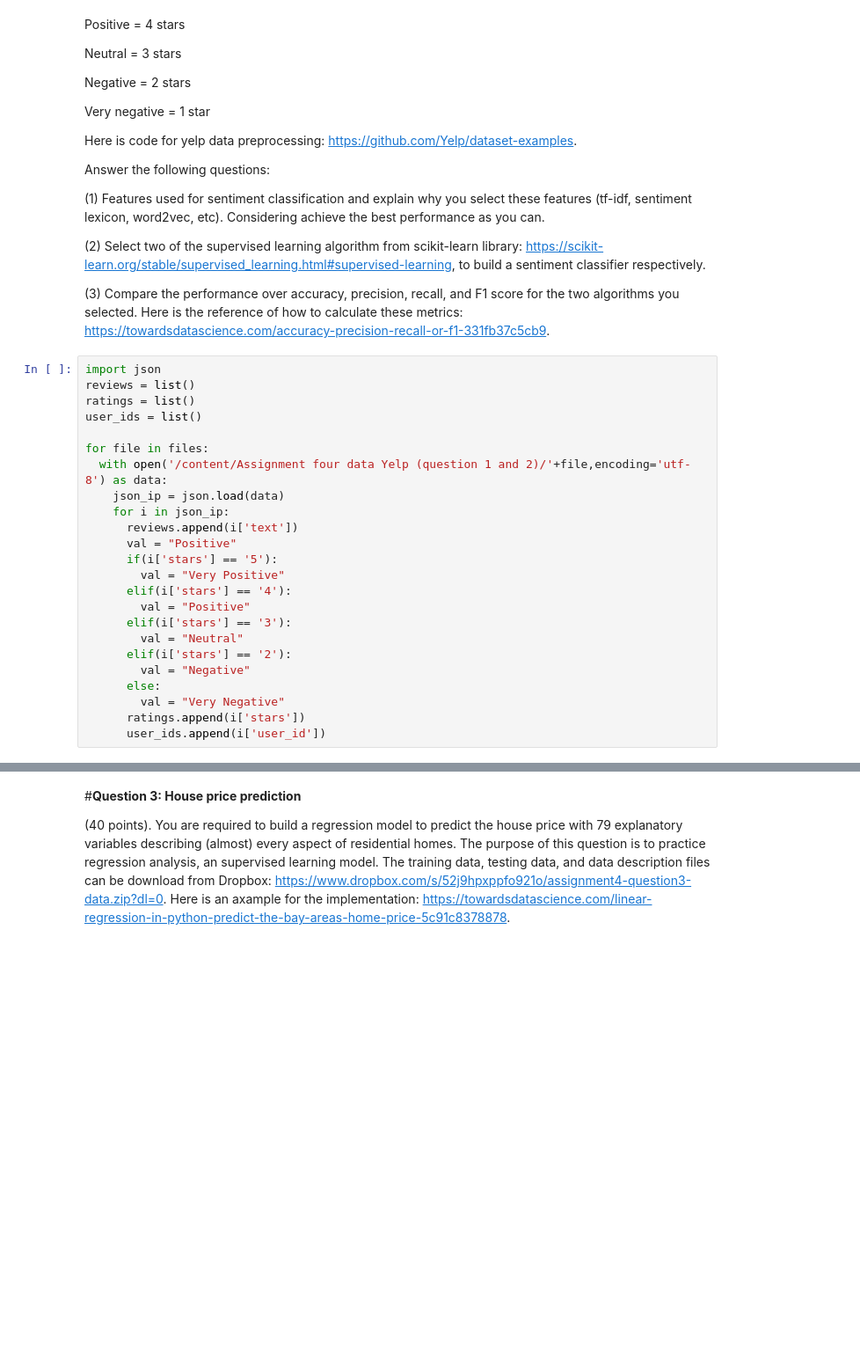
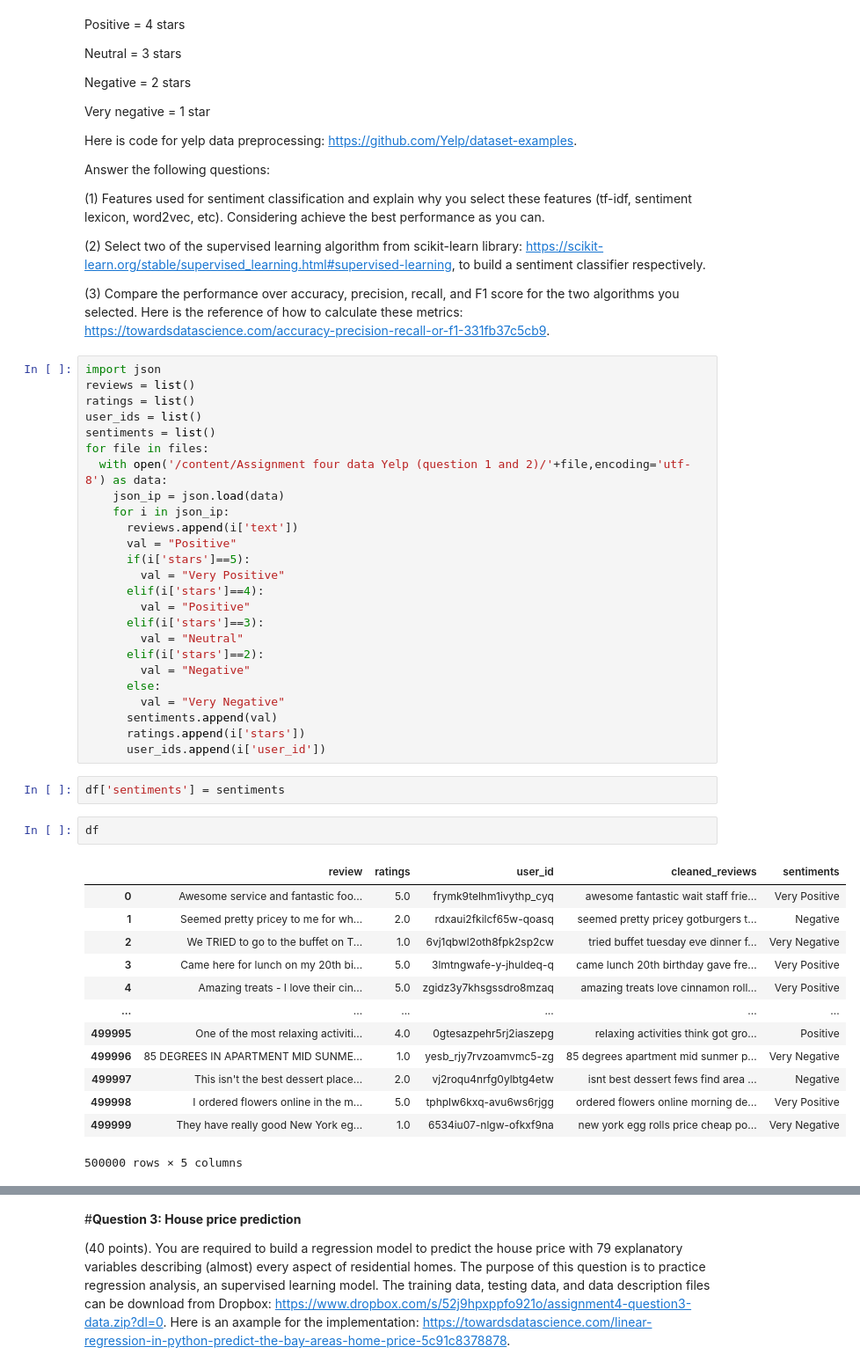
Before and after one commit to akhiltabjula/ComputationalMethodsForInformationSystems, a Jupyter notebook: AssignmentFour.ipynb, the cells around one changed output, grey strips where cells are left out. Shown: that part at 88% size. Cells and saved outputs as stored; diff of their text form; blank space fills up the shorter version.

```diff
--- a/AssignmentFour.ipynb
+++ b/AssignmentFour.ipynb
@@ -423,22 +420,41 @@ import json
 reviews = list()
 ratings = list()
 user_ids = list()
-
+sentiments = list()
 for file in files:
   with open('/content/Assignment four data Yelp (question 1 and 2)/'+file,encoding='utf-8') as data:
     json_ip = json.load(data)
     for i in json_ip:
       reviews.append(i['text'])
       val = "Positive"
-      if(i['stars'] == '5'):
+      if(i['stars']==5):
         val = "Very Positive"
-      elif(i['stars'] == '4'):
+      elif(i['stars']==4):
         val = "Positive"
-      elif(i['stars'] == '3'):
+      elif(i['stars']==3):
         val = "Neutral"
-      elif(i['stars'] == '2'):
+      elif(i['stars']==2):
         val = "Negative"
       else:
         val = "Very Negative"
+      sentiments.append(val)
       ratings.append(i['stars'])
       user_ids.append(i['user_id'])
+# %%
+df['sentiments'] = sentiments
+# %%
+df
+# %% [output]
+|  | review | ratings | user_id | cleaned_reviews | sentiments |
+| 0 | Awesome service and fantastic foo... | 5.0 | frymk9telhm1ivythp_cyq | awesome fantastic wait staff frie... | Very Positive |
+| 1 | Seemed pretty pricey to me for wh... | 2.0 | rdxaui2fkilcf65w-qoasq | seemed pretty pricey gotburgers t... | Negative |
+| 2 | We TRIED to go to the buffet on T... | 1.0 | 6vj1qbwl2oth8fpk2sp2cw | tried buffet tuesday eve dinner f... | Very Negative |
+| 3 | Came here for lunch on my 20th bi... | 5.0 | 3lmtngwafe-y-jhuldeq-q | came lunch 20th birthday gave fre... | Very Positive |
+| 4 | Amazing treats - I love their cin... | 5.0 | zgidz3y7khsgssdro8mzaq | amazing treats love cinnamon roll... | Very Positive |
+| ... | ... | ... | ... | ... | ... |
+| 499995 | One of the most relaxing activiti... | 4.0 | 0gtesazpehr5rj2iaszepg | relaxing activities think got gro... | Positive |
+| 499996 | 85 DEGREES IN APARTMENT MID SUNME... | 1.0 | yesb_rjy7rvzoamvmc5-zg | 85 degrees apartment mid sunmer p... | Very Negative |
+| 499997 | This isn't the best dessert place... | 2.0 | vj2roqu4nrfg0ylbtg4etw | isnt best dessert fews find area ... | Negative |
+| 499998 | I ordered flowers online in the m... | 5.0 | tphplw6kxq-avu6ws6rjgg | ordered flowers online morning de... | Very Positive |
+| 499999 | They have really good New York eg... | 1.0 | 6534iu07-nlgw-ofkxf9na | new york egg rolls price cheap po... | Very Negative |
+500000 rows × 5 columns
```
Also changed, not shown: parts of 27 cells of this notebook.
